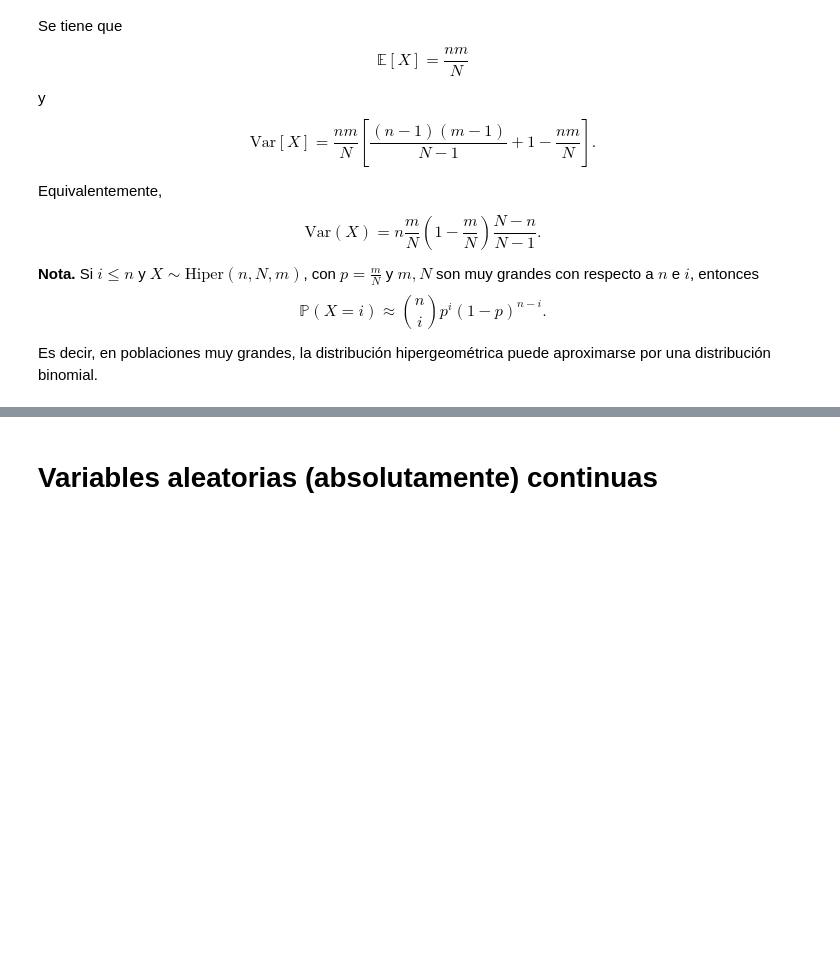
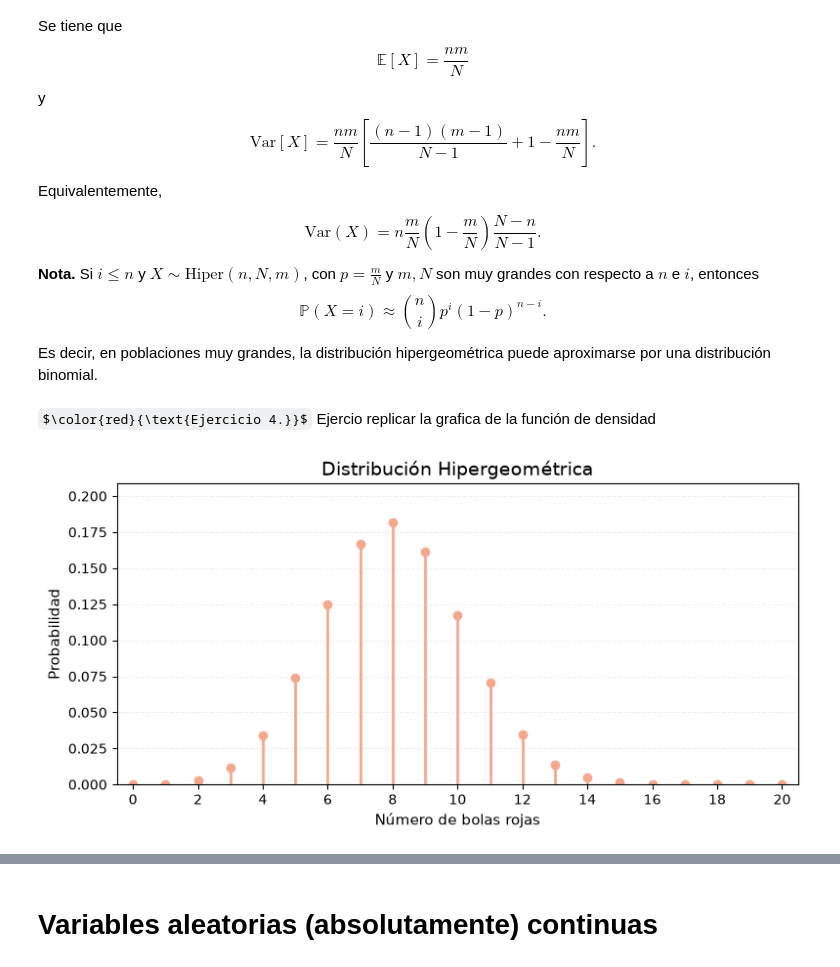
Before and after one commit to dianacondemp-1301/Modulo_ll_Mod_estadisticos, a Jupyter notebook: Variables_aleatorias.ipynb, the cells around one changed output, grey strips where cells are left out. Saved outputs shown, nothing was run; the diff lists cells and outputs as text; code cells hidden in the pictures; some formulas as TeX source; blank space fills up the shorter version.

```diff
--- a/Variables_aleatorias.ipynb
+++ b/Variables_aleatorias.ipynb
@@ -965,3 +1044,31 @@ $$
 $$\mathbb{P}(X=i)\approx \binom{n}{i}p^{i}(1-p)^{n-i}.$$
 
 Es decir, en poblaciones muy grandes, la distribución hipergeométrica puede aproximarse por una distribución binomial.
+# %% [markdown]
+$\color{red}{\text{Ejercicio 4.}}$ Ejercio replicar la grafica de la función de densidad
+# %%
+N = 1000  # Población total
+m = 400   # Número de bolas rojas
+n = 20    # Bolas seleccionadas sin reemplazo
+
+x = np.arange(0, n+1)
+y = hypergeom.pmf(x, N, m, n)
+
+# Gráficamos
+plt.figure(figsize=(9, 4))
+
+plt.vlines(x, 0, y, color='#F4A98C', linewidth=2)
+plt.plot(x, y, 'o', color='#F4A98C', markersize=6)
+
+plt.title('Distribución Hipergeométrica', fontsize=14)
+plt.xlabel('Número de bolas rojas', fontsize=11)
+plt.ylabel('Probabilidad', fontsize=11)
+
+plt.xticks(np.arange(0, n+1, 2))
+plt.xlim(-0.5, n+0.5)
+plt.ylim(0, np.max(y)*1.15)
+
+plt.grid(axis='y', alpha=0.2, linestyle='--')
+plt.show()
+# %% [output]
+[figure, added]
```
Also changed, not shown: parts of 11 cells of this notebook.
